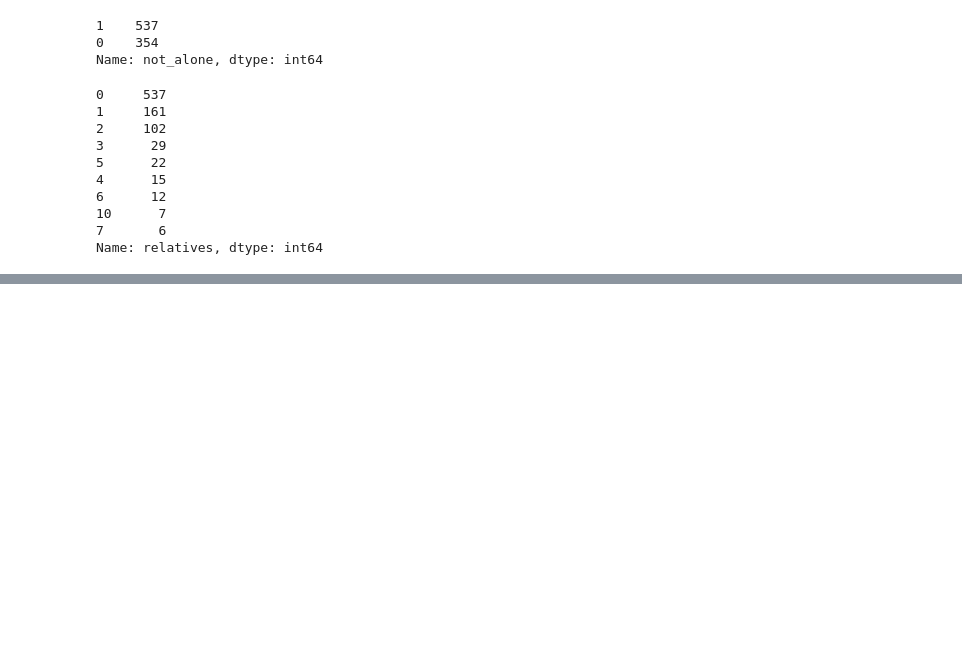
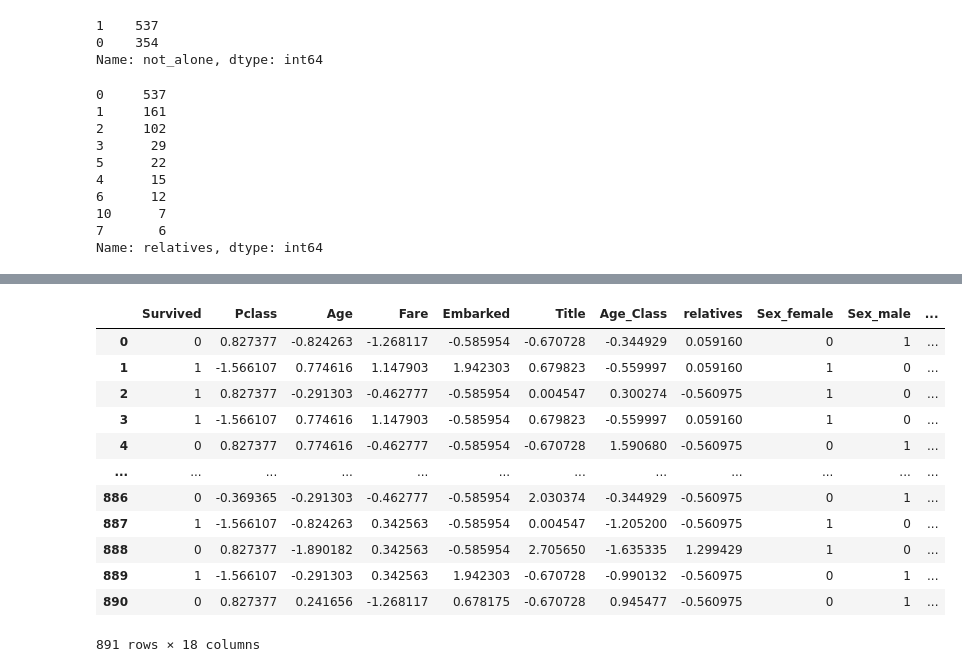
Before and after one commit to Tobias-GH-Schulz/titanic_kaggle_competition, a Jupyter notebook: titanic_comp_main.ipynb, the cells around one changed output, grey strips where cells are left out. Saved outputs shown, nothing was run; the diff lists cells and outputs as text; code cells hidden in the pictures; blank space fills up the shorter version.

```diff
--- a/titanic_comp_main.ipynb
+++ b/titanic_comp_main.ipynb
@@ -546,0 +414,16 @@ Created in <span style='font-weight:600;margin-left:4px;'>Deepnote</span></a>
+# %%
+dfTrain_ss
+# %% [output]
+|  | Survived | Pclass | Age | Fare | Embarked | Title | Age_Class | relatives | Sex_female | Sex_male | ... |
+| 0 | 0 | 0.827377 | -0.824263 | -1.268117 | -0.585954 | -0.670728 | -0.344929 | 0.059160 | 0 | 1 | ... |
+| 1 | 1 | -1.566107 | 0.774616 | 1.147903 | 1.942303 | 0.679823 | -0.559997 | 0.059160 | 1 | 0 | ... |
+| 2 | 1 | 0.827377 | -0.291303 | -0.462777 | -0.585954 | 0.004547 | 0.300274 | -0.560975 | 1 | 0 | ... |
+| 3 | 1 | -1.566107 | 0.774616 | 1.147903 | -0.585954 | 0.679823 | -0.559997 | 0.059160 | 1 | 0 | ... |
+| 4 | 0 | 0.827377 | 0.774616 | -0.462777 | -0.585954 | -0.670728 | 1.590680 | -0.560975 | 0 | 1 | ... |
+| ... | ... | ... | ... | ... | ... | ... | ... | ... | ... | ... | ... |
+| 886 | 0 | -0.369365 | -0.291303 | -0.462777 | -0.585954 | 2.030374 | -0.344929 | -0.560975 | 0 | 1 | ... |
+| 887 | 1 | -1.566107 | -0.824263 | 0.342563 | -0.585954 | 0.004547 | -1.205200 | -0.560975 | 1 | 0 | ... |
+| 888 | 0 | 0.827377 | -1.890182 | 0.342563 | -0.585954 | 2.705650 | -1.635335 | 1.299429 | 1 | 0 | ... |
+| 889 | 1 | -1.566107 | -0.291303 | 0.342563 | 1.942303 | -0.670728 | -0.990132 | -0.560975 | 0 | 1 | ... |
+| 890 | 0 | 0.827377 | 0.241656 | -1.268117 | 0.678175 | -0.670728 | 0.945477 | -0.560975 | 0 | 1 | ... |
+891 rows × 18 columns
```
Also changed, not shown: parts of 48 cells of this notebook, 21 other files.
